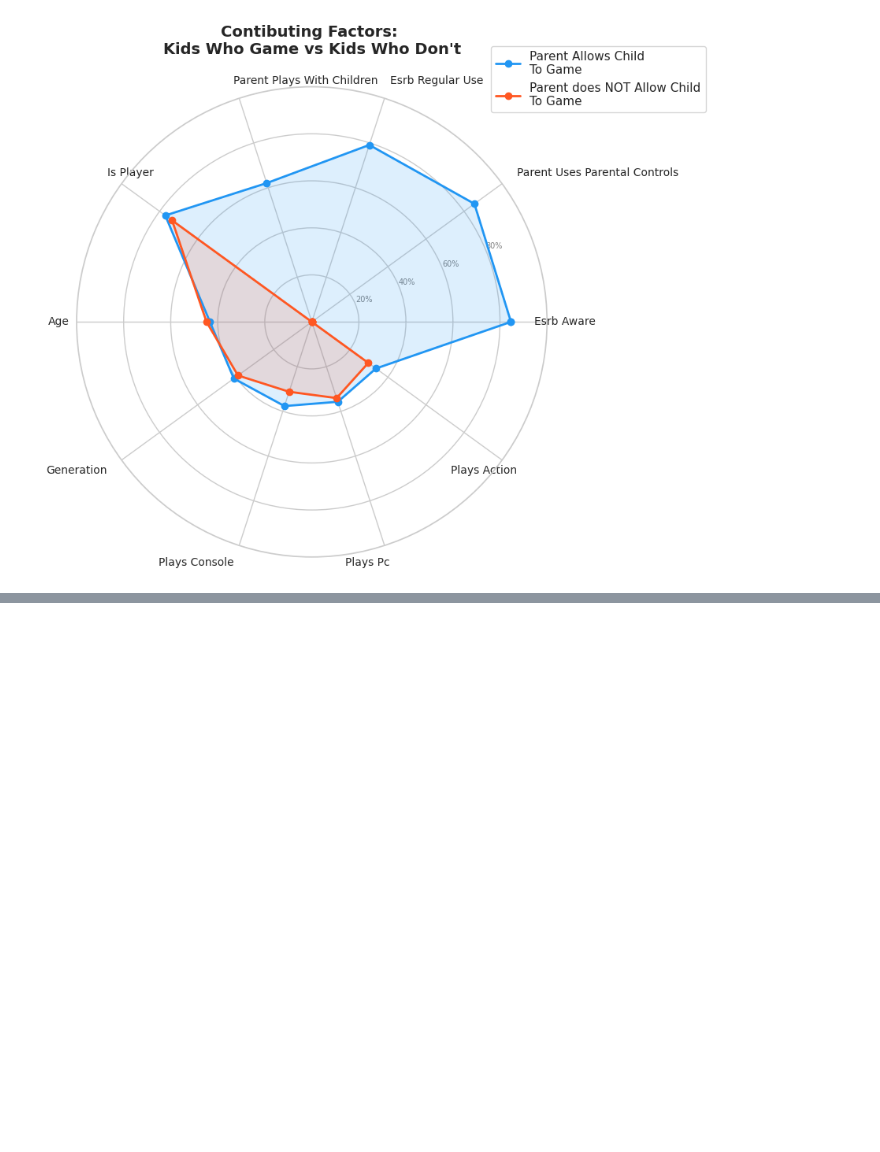
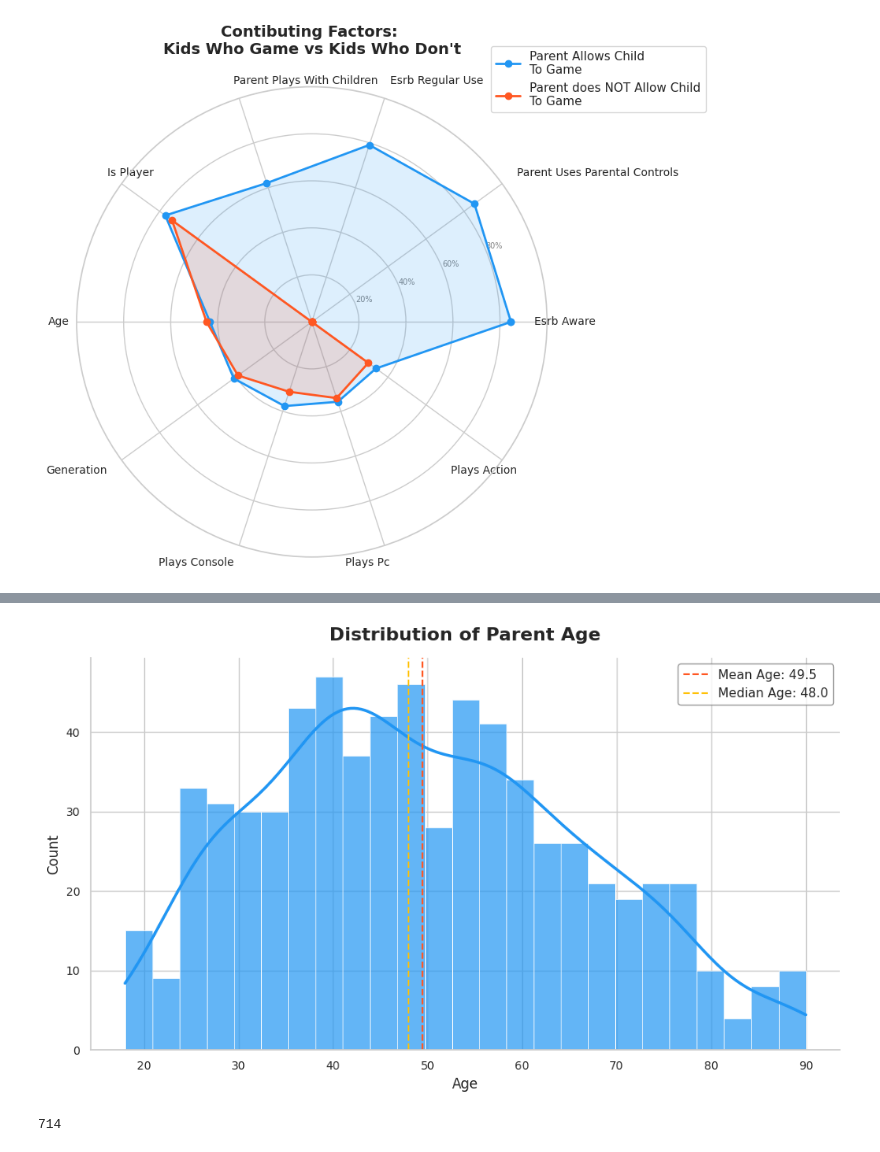
Before and after one commit to Noah-Gallego/Plot-A-Thon, a Jupyter notebook: Noah/gamer_study_eda.ipynb, the cells around one changed output, grey strips where cells are left out. Drawn from its saved outputs; the diff is of its cells as text; code cells hidden in the pictures; blank space fills up the shorter version.

```diff
--- a/Noah/gamer_study_eda.ipynb
+++ b/Noah/gamer_study_eda.ipynb
@@ -124,0 +139,41 @@ plt.show()
+# %%
+# Plot Distribution of Age
+sns.set_style("whitegrid")
+fig, ax = plt.subplots(figsize=(10, 6))
+
+sns.histplot(
+    parents['age'].dropna(),
+    bins=25,
+    kde=True,
+    color='#2196F3',
+    edgecolor='white',
+    linewidth=0.5,
+    alpha=0.7,
+    line_kws={'linewidth': 2.5, 'color': '#0D47A1'}, # Corrected: moved linewidth to line_kws
+    ax=ax
+)
+
+# Add mean line
+mean_age = parents['age'].mean()
+ax.axvline(mean_age, color='#FF5722', linestyle='--', label=f'Mean Age: {mean_age:.1f}')
+
+# Add median line
+median_age = parents['age'].median()
+ax.axvline(median_age, color='#FFC107', linestyle='--', label=f'Median Age: {median_age:.1f}')
+
+ax.set_title('Distribution of Parent Age', fontsize=16, fontweight='bold', pad=15)
+ax.set_xlabel('Age', fontsize=12)
+ax.set_ylabel('Count', fontsize=12)
+ax.legend(fontsize=11, frameon=True, facecolor='white', edgecolor='gray')
+ax.tick_params(labelsize=10)
+sns.despine()
+
+plt.tight_layout()
+plt.show()
+# %% [output]
+[figure, added]
+# %%
+# Number of Parents Surveyed
+len(parents)
+# %% [output]
+714
```
Also changed, not shown: parts of 6 cells of this notebook.
